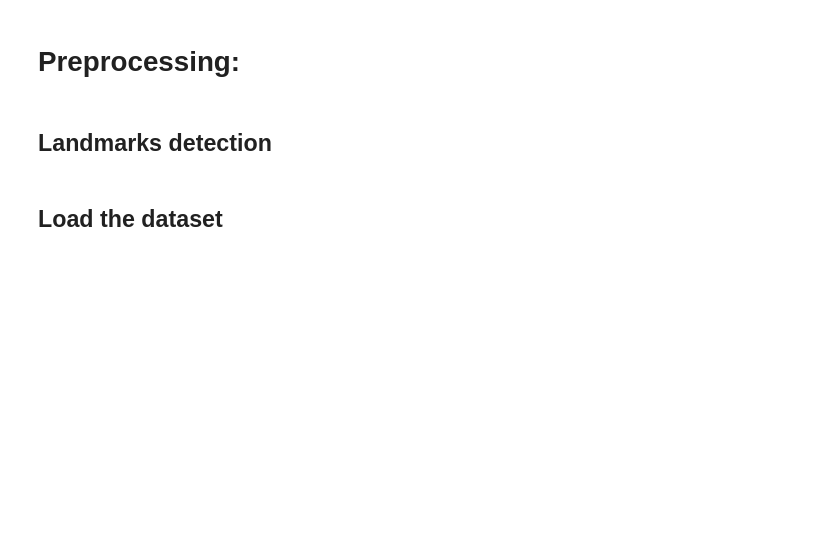
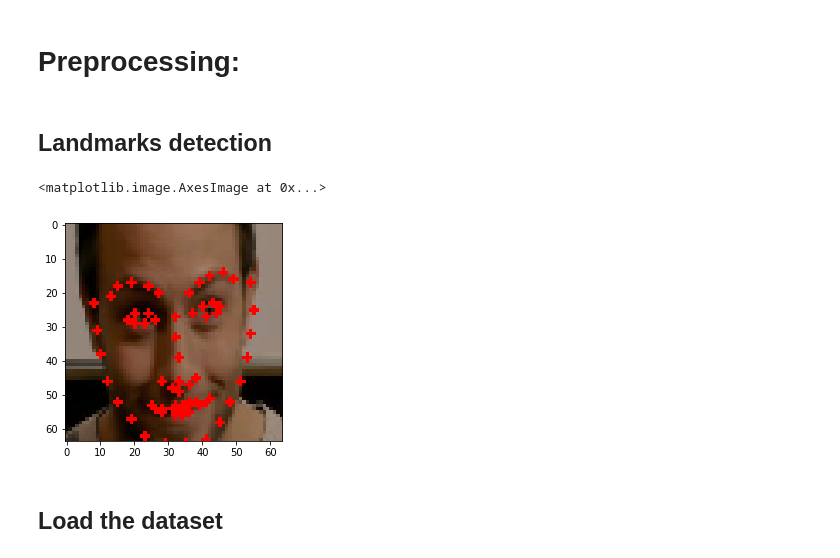
Before and after one commit to Khoality-dev/The-Expression, a Jupyter notebook: Model/model.ipynb, the cells around one changed output. Drawn from its saved outputs; the diff is of its cells as text; code cells hidden in the pictures; blank space fills up the shorter version.

```diff
--- a/Model/model.ipynb
+++ b/Model/model.ipynb
@@ -48,4 +85,14 @@ def get_landmarks(face):
 
     return landmarks_image
+# %%
+# Sample visualization
+landmarks = predictor(train_data[10], dlib.rectangle(0,0,63,63))
+for i in range(0, 68):
+  cv2.circle(train_data[10], (landmarks.part(i).x, landmarks.part(i).y), 1, (255,0,0), -1)
+
+plt.imshow(train_data[10])
+# %% [output]
+<matplotlib.image.AxesImage at 0x...>
+[figure, added]
 # %% [markdown]
 ## Load the dataset
```
Also changed, not shown: parts of 83 cells of this notebook.
